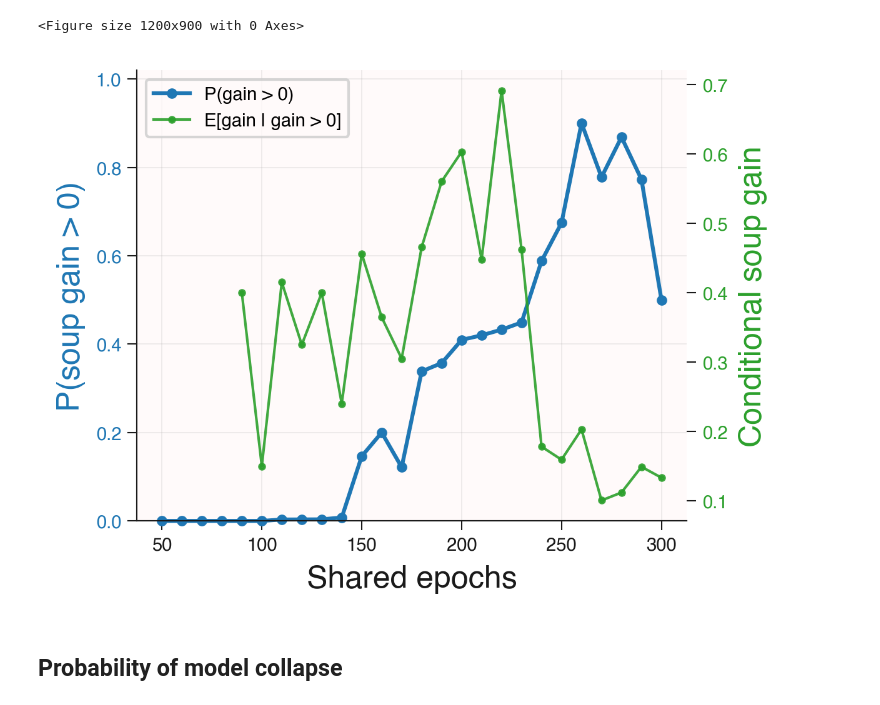
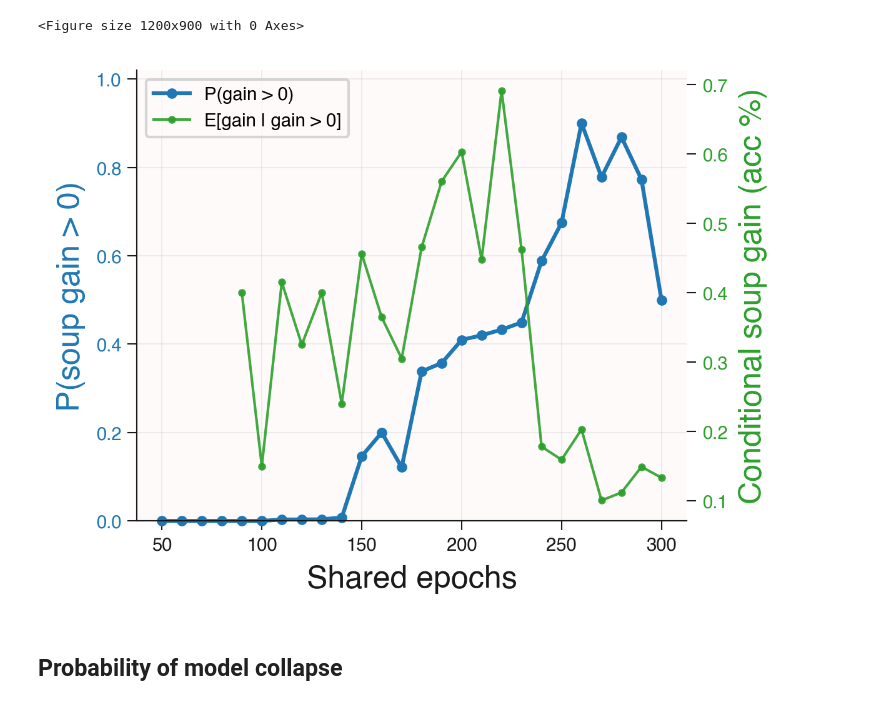
Before and after one commit to chipnbits/too-salty, a Jupyter notebook: notebooks/1. Shared Epochs.ipynb, the cells around one changed output. Saved outputs shown, nothing was run; the diff lists cells and outputs as text; code cells hidden in the pictures.

```diff
--- a/notebooks/1. Shared Epochs.ipynb
+++ b/notebooks/1. Shared Epochs.ipynb
@@ -209,35 +209,35 @@ ax1.set_ylim(0, 1.02)
 ax1.grid(True, which='both', axis='both', linestyle='-', linewidth=0.4, alpha=0.25)
 
 # Right axis
 ax2 = ax1.twinx()
 
 ax2.plot(
     three_df['shared_epochs'],
     three_df['mean_pos'],
     marker='o',
     markersize=2,
     linewidth=1,
     alpha=0.9,
     color='tab:green',
     label='E[gain | gain > 0]'
 )
 
-ax2.set_ylabel('Conditional soup gain', fontsize=12, color='tab:green')
+ax2.set_ylabel('Conditional soup gain (acc %)', fontsize=12, color='tab:green')
 ax2.tick_params(axis='y', labelcolor='tab:green')
 
 # Disable right-axis grid to avoid clutter
 ax2.grid(False)
 
 # Combined legend
 lines1, labels1 = ax1.get_legend_handles_labels()
 lines2, labels2 = ax2.get_legend_handles_labels()
 ax1.legend(lines1 + lines2, labels1 + labels2, loc='upper left')
 
 plt.tight_layout()
 plt.savefig('../report/figures/combined_prob_and_conditional_gain.pdf')
 plt.show()
 # %% [output]
-[figure, old version]
+[figure, new version]
 # %% [markdown]
 ## Probability of model collapse
 # %%
```
Also changed, not shown: 7 other files.
